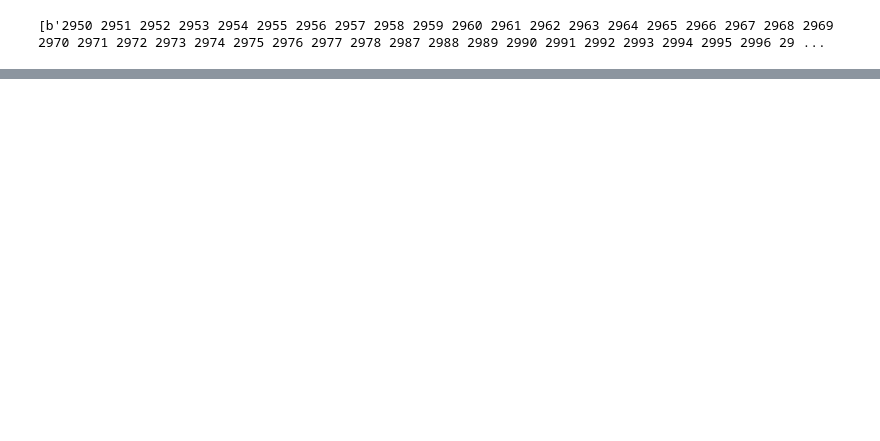
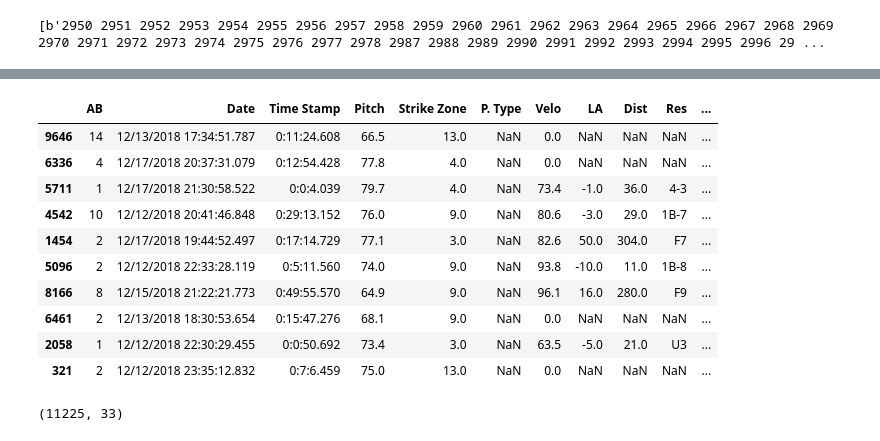
Before and after one commit to sumairshah/Driveline-Hitters, a Jupyter notebook: emailrecords.ipynb, the cells around one changed output, grey strips where cells are left out. Cells and saved outputs as stored; diff of their text form; code cells hidden in the pictures; blank space fills up the shorter version.

```diff
--- a/emailrecords.ipynb
+++ b/emailrecords.ipynb
@@ -237,0 +275,20 @@ df.sample(15)
+# %%
+df = df.drop('#', axis=1)
+# %%
+df.sample(10)
+# %% [output]
+|  | AB | Date | Time Stamp | Pitch | Strike Zone | P. Type | Velo | LA | Dist | Res | ... |
+| 9646 | 14 | 12/13/2018 17:34:51.787 | 0:11:24.608 | 66.5 | 13.0 | NaN | 0.0 | NaN | NaN | NaN | ... |
+| 6336 | 4 | 12/17/2018 20:37:31.079 | 0:12:54.428 | 77.8 | 4.0 | NaN | 0.0 | NaN | NaN | NaN | ... |
+| 5711 | 1 | 12/17/2018 21:30:58.522 | 0:0:4.039 | 79.7 | 4.0 | NaN | 73.4 | -1.0 | 36.0 | 4-3 | ... |
+| 4542 | 10 | 12/12/2018 20:41:46.848 | 0:29:13.152 | 76.0 | 9.0 | NaN | 80.6 | -3.0 | 29.0 | 1B-7 | ... |
+| 1454 | 2 | 12/17/2018 19:44:52.497 | 0:17:14.729 | 77.1 | 3.0 | NaN | 82.6 | 50.0 | 304.0 | F7 | ... |
+| 5096 | 2 | 12/12/2018 22:33:28.119 | 0:5:11.560 | 74.0 | 9.0 | NaN | 93.8 | -10.0 | 11.0 | 1B-8 | ... |
+| 8166 | 8 | 12/15/2018 21:22:21.773 | 0:49:55.570 | 64.9 | 9.0 | NaN | 96.1 | 16.0 | 280.0 | F9 | ... |
+| 6461 | 2 | 12/13/2018 18:30:53.654 | 0:15:47.276 | 68.1 | 9.0 | NaN | 0.0 | NaN | NaN | NaN | ... |
+| 2058 | 1 | 12/12/2018 22:30:29.455 | 0:0:50.692 | 73.4 | 3.0 | NaN | 63.5 | -5.0 | 21.0 | U3 | ... |
+| 321 | 2 | 12/12/2018 23:35:12.832 | 0:7:6.459 | 75.0 | 13.0 | NaN | 0.0 | NaN | NaN | NaN | ... |
+# %%
+df.shape
+# %% [output]
+(11225, 33)
```
Also changed, not shown: parts of 13 cells of this notebook, 2 other files.
